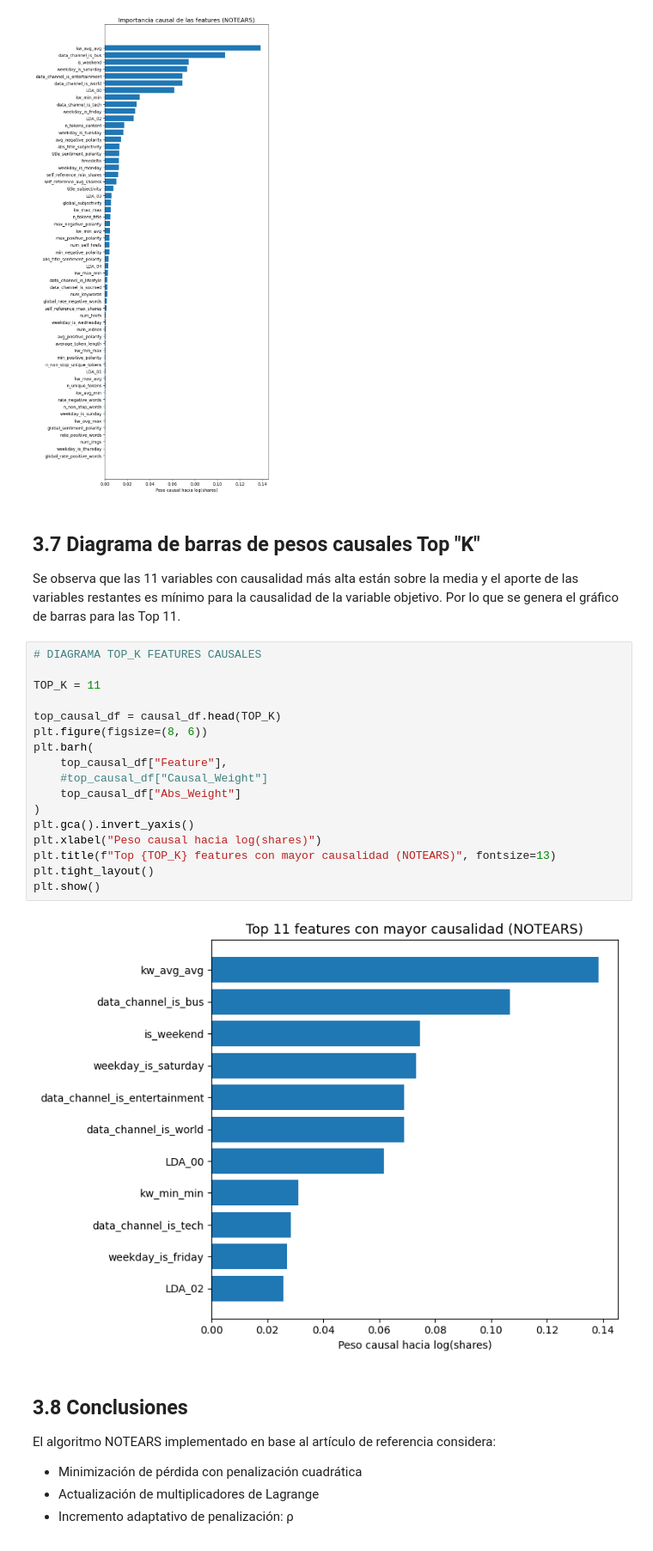
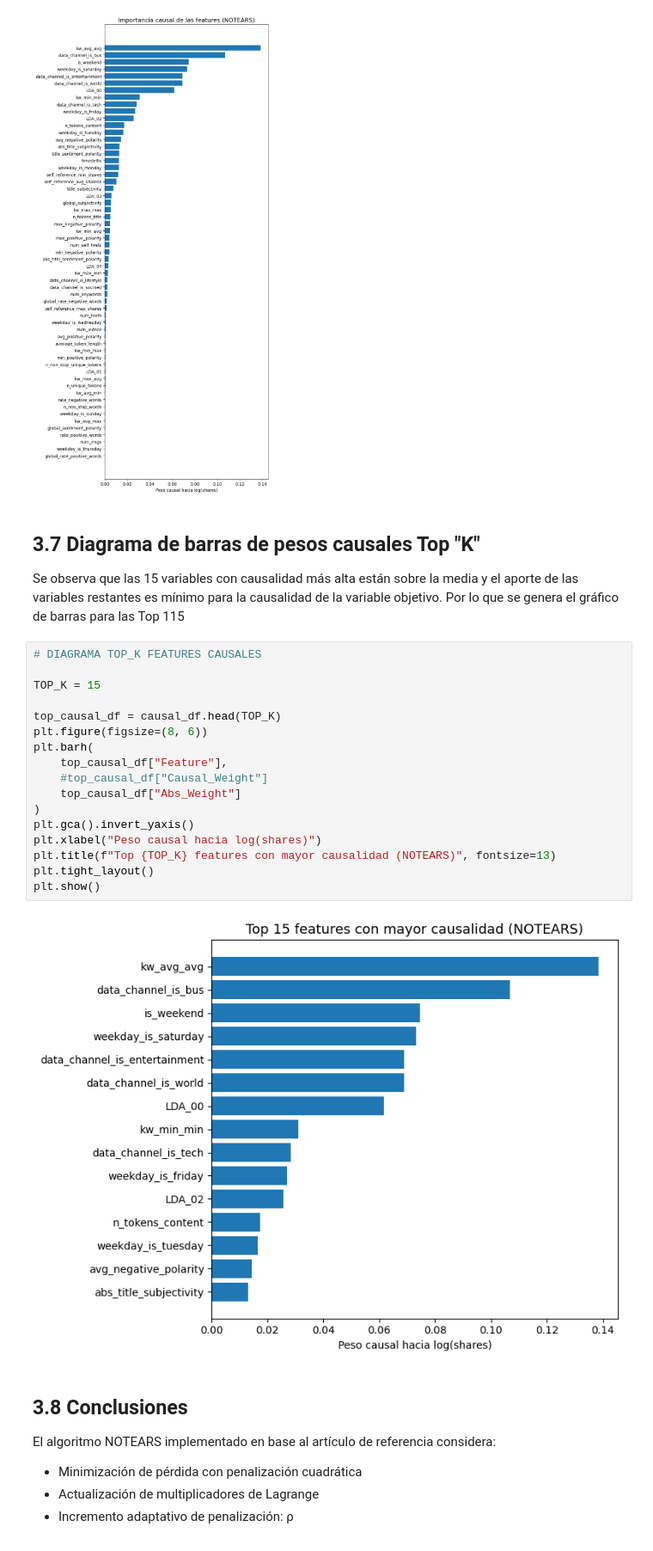
Before and after one commit to josenomberto/UTEC-CDIAV3-MCD8010, a Jupyter notebook: proyecto1_v3.0.ipynb, the cells around one changed output. Shown at 86% size. Cells and saved outputs as stored; diff of their text form.

```diff
--- a/proyecto1_v3.0.ipynb
+++ b/proyecto1_v3.0.ipynb
@@ -900,26 +902,26 @@ plt.show()
 # %% [markdown]
 ## 3.7 Diagrama de barras de pesos causales Top "K"
 
-Se observa que las 11 variables con causalidad más alta están sobre la media y el aporte de las variables restantes es mínimo para la causalidad de la variable objetivo. Por lo que se genera el gráfico de barras para las Top 11.
+Se observa que las 15 variables con causalidad más alta están sobre la media y el aporte de las variables restantes es mínimo para la causalidad de la variable objetivo. Por lo que se genera el gráfico de barras para las Top 115
 # %%
 # DIAGRAMA TOP_K FEATURES CAUSALES
 
-TOP_K = 11
+TOP_K = 15
 
 top_causal_df = causal_df.head(TOP_K)
 plt.figure(figsize=(8, 6))
 plt.barh(
     top_causal_df["Feature"],
     #top_causal_df["Causal_Weight"]
     top_causal_df["Abs_Weight"]
 )
 plt.gca().invert_yaxis()
 plt.xlabel("Peso causal hacia log(shares)")
 plt.title(f"Top {TOP_K} features con mayor causalidad (NOTEARS)", fontsize=13)
 plt.tight_layout()
 plt.show()
 # %% [output]
-[figure, old version]
+[figure, new version]
 # %% [markdown]
 ## 3.8 Conclusiones
 
```
Also changed, not shown: parts of 21 cells of this notebook.
